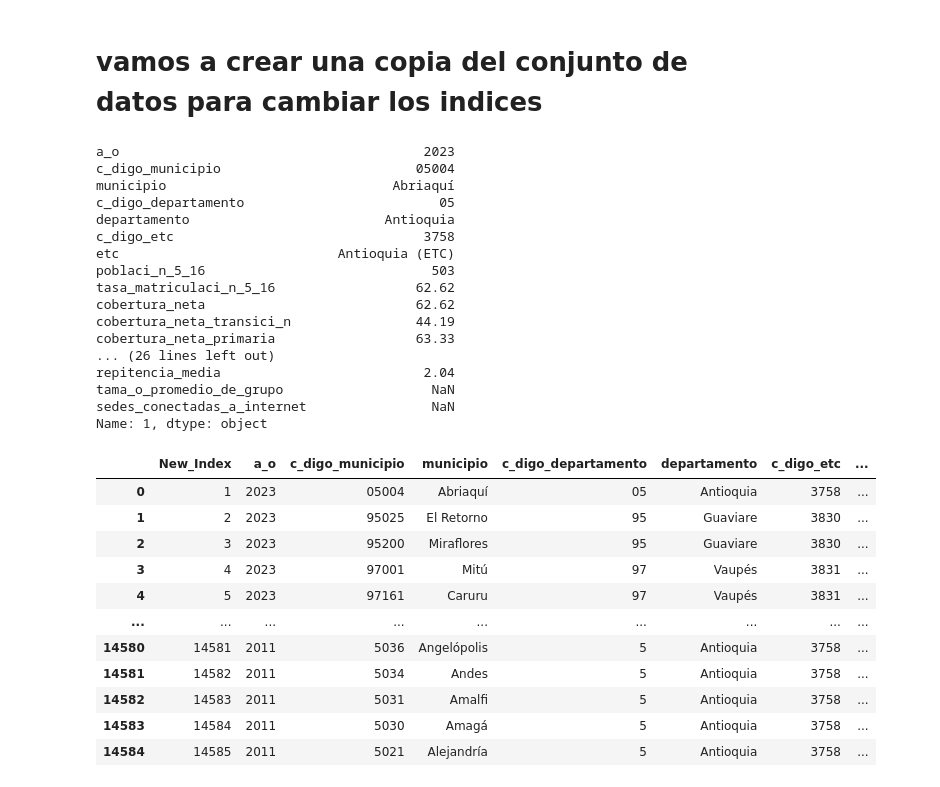
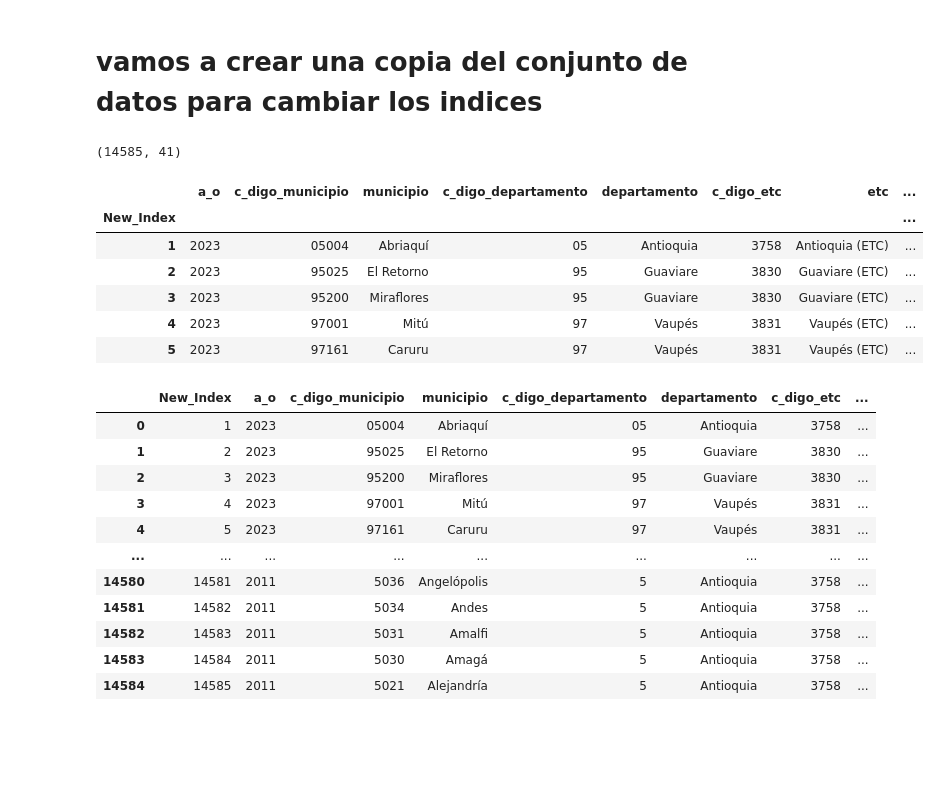
Before and after one commit to jesusreyesa/primer_repo_izainea, a Jupyter notebook: Cuadernos/Modelos_dimensionales.ipynb, the cells around one changed output. Drawn from its saved outputs; the diff is of its cells as text; code cells hidden in the pictures; blank space fills up the shorter version.

```diff
--- a/Cuadernos/Modelos_dimensionales.ipynb
+++ b/Cuadernos/Modelos_dimensionales.ipynb
@@ -232,4 +208,8 @@ df_raw.tail(20)
 # vamos a crear una copia del conjunto de datos para cambiar los indices
 # %%
 df_raw2 = df_raw.copy()
+# %%
+df_raw.shape
+# %% [output]
+(14585, 41)
 # %%
@@ -238,24 +220,14 @@ df_raw2["New_Index"] = range(1,df_raw.shape[0]+1)
 df_raw2.set_index("New_Index", inplace=True)
 # %%
-df_raw2.iloc[0]
+df_raw2.head()
 # %% [output]
-a_o                                       2023
-c_digo_municipio                         05004
-municipio                             Abriaquí
-c_digo_departamento                         05
-departamento                         Antioquia
-c_digo_etc                                3758
-etc                            Antioquia (ETC)
-poblaci_n_5_16                             503
-tasa_matriculaci_n_5_16                  62.62
-cobertura_neta                           62.62
-cobertura_neta_transici_n                44.19
-cobertura_neta_primaria                  63.33
-... (26 lines left out)
-repitencia_media                          2.04
-tama_o_promedio_de_grupo                   NaN
-sedes_conectadas_a_internet                NaN
-Name: 1, dtype: object
+|  | a_o | c_digo_municipio | municipio | c_digo_departamento | departamento | c_digo_etc | etc | ... |
+| New_Index |  |  |  |  |  |  |  | ... |
+| 1 | 2023 | 05004 | Abriaquí | 05 | Antioquia | 3758 | Antioquia (ETC) | ... |
+| 2 | 2023 | 95025 | El Retorno | 95 | Guaviare | 3830 | Guaviare (ETC) | ... |
+| 3 | 2023 | 95200 | Miraflores | 95 | Guaviare | 3830 | Guaviare (ETC) | ... |
+| 4 | 2023 | 97001 | Mitú | 97 | Vaupés | 3831 | Vaupés (ETC) | ... |
+| 5 | 2023 | 97161 | Caruru | 97 | Vaupés | 3831 | Vaupés (ETC) | ... |
 # %%
 df_raw2.reset_index()
 # %% [output]
```
Also changed, not shown: parts of 60 cells of this notebook, 4 other files.
